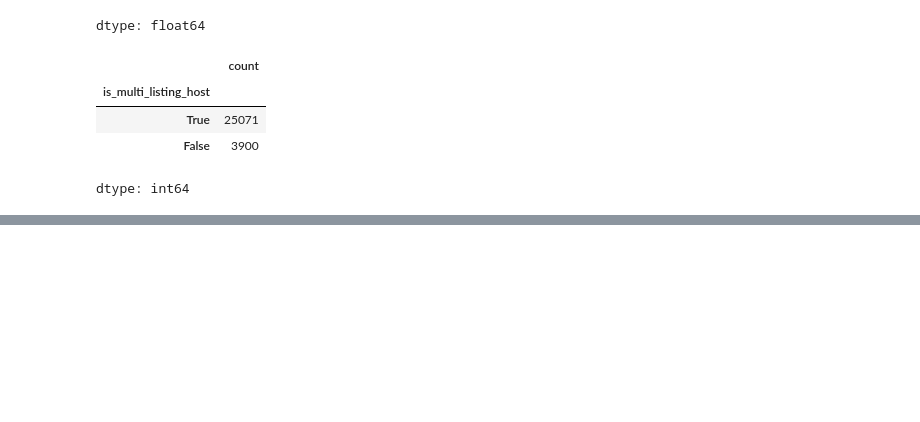
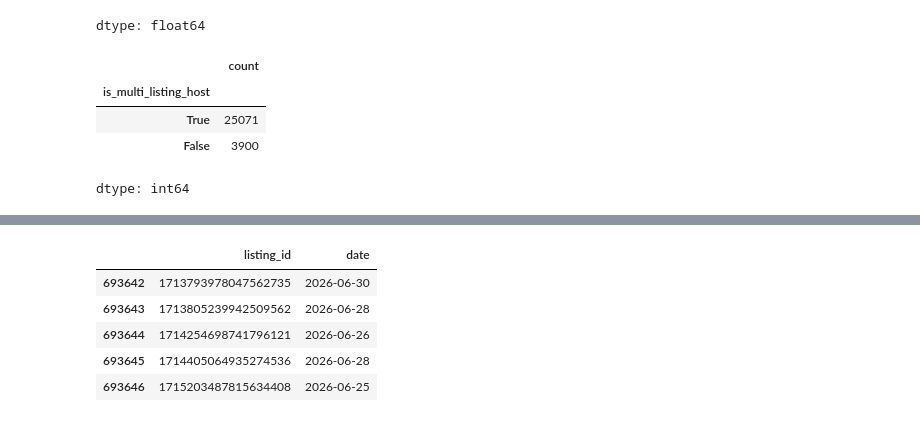
Before and after one commit to Major5846D/airbnb-eda, a Jupyter notebook: PROJECT_1.ipynb, the cells around one changed output, grey strips where cells are left out. Cells and saved outputs as stored; diff of their text form; code cells hidden in the pictures; blank space fills up the shorter version.

```diff
--- a/PROJECT_1.ipynb
+++ b/PROJECT_1.ipynb
@@ -897,0 +870,9 @@ relate to pricing.
+# %%
+df.tail()
+# %% [output]
+|  | listing_id | date |
+| 693642 | 1713793978047562735 | 2026-06-30 |
+| 693643 | 1713805239942509562 | 2026-06-28 |
+| 693644 | 1714254698741796121 | 2026-06-26 |
+| 693645 | 1714405064935274536 | 2026-06-28 |
+| 693646 | 1715203487815634408 | 2026-06-25 |
```
Also changed, not shown: parts of 46 cells of this notebook.
